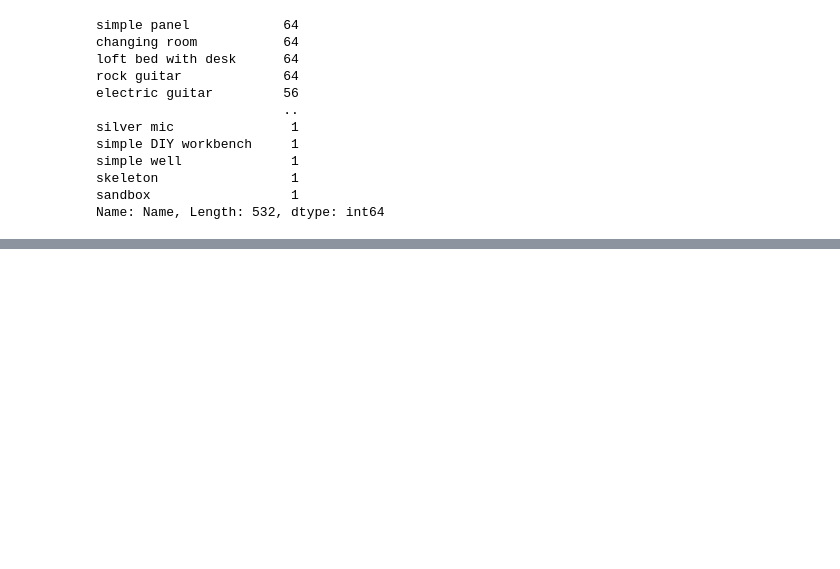
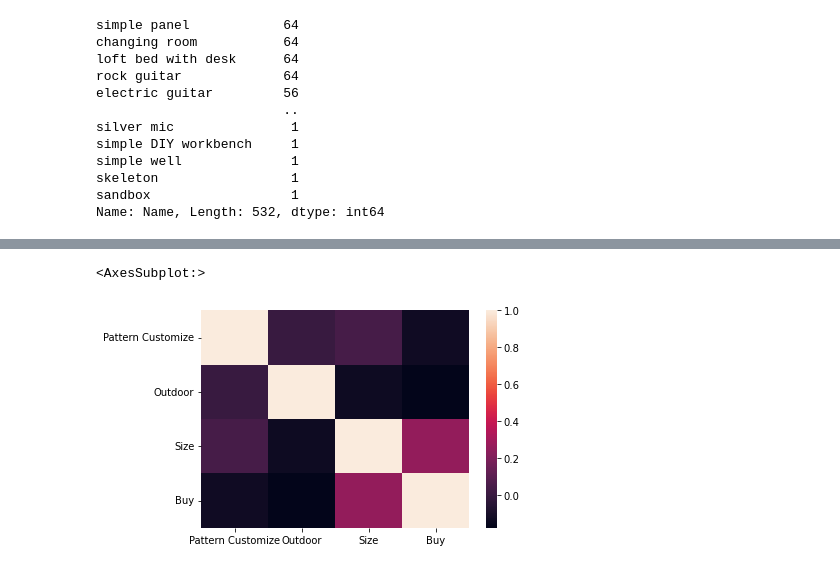
Before and after one commit to inang1/AC-Price-Predictor, a Jupyter notebook: Predicting AC Houseware Prices.ipynb, the cells around one changed output, grey strips where cells are left out. Cells and saved outputs as stored; diff of their text form; code cells hidden in the pictures; blank space fills up the shorter version.

```diff
--- a/Predicting AC Houseware Prices.ipynb
+++ b/Predicting AC Houseware Prices.ipynb
@@ -141,0 +430,3 @@ Now that the columns have been decided on, it's time to clean up columns with Na
+# %%
+train_corr = train.corr()
+print(train_corr)
@@ -141,0 +458,8 @@ Now that the columns have been decided on, it's time to clean up columns with Na
+# %%
+sorted_corrs = train_corr['Buy'].abs().sort_values()
+strong_corrs = sorted_corrs[sorted_corrs > .1]
+corrmat = train[strong_corrs.index].corr()
+sns.heatmap(corrmat)
+# %% [output]
+<AxesSubplot:>
+[figure, added]
```
Also changed, not shown: parts of 39 cells of this notebook.
